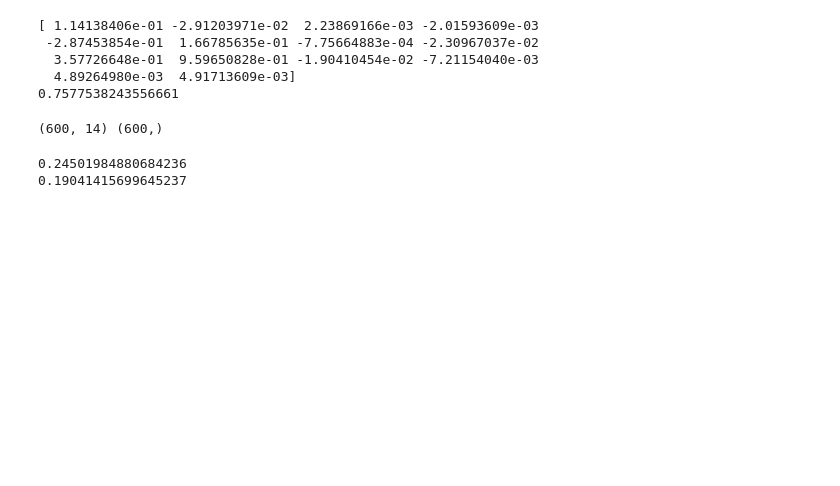
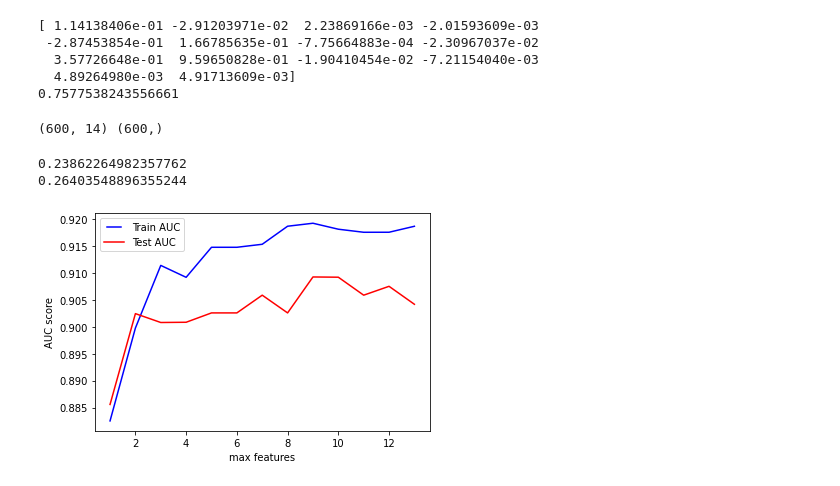
Before and after one commit to MyHorizonn/ML_pipes, a Jupyter notebook: pipes.ipynb, the cells around one changed output. Drawn from its saved outputs; the diff is of its cells as text; code cells hidden in the pictures; blank space fills up the shorter version.

Commit message:
add params for gradient boosting

```diff
--- a/pipes.ipynb
+++ b/pipes.ipynb
@@ -179,7 +182,7 @@ corr.style.background_gradient(cmap='coolwarm').set_precision(2)
 # %%
 X, y = pipes[new_clmns], pipes2['Target']
 
-X_test, y_test = pipes_for_lin_reg[new_clmns], pipes_for_lin_reg2['Target']
+X_train, X_test, y_train, y_test = train_test_split(X, y)
 # %%
 sns.violinplot(x='Аварийность', y='Год ввода в эксплуатацию', data=pipes);
 # %% [output]
@@ -255,8 +258,8 @@ print(X_test.shape, y_test.shape)
 # %% [output]
 (600, 14) (600,)
 # %%
-print(lr.score(X, y))
+print(lr.score(X_train, y_train))
 print(lr.score(X_test, y_test))
 # %% [output]
-0.24501984880684236
-0.19041415699645237
+0.23862264982357762
+0.26403548896355244
@@ -264,0 +266,25 @@ print(lr.score(X_test, y_test))
+# %%
+max_features = list(range(1, X.shape[1]))
+train_results = []
+test_results = []
+for max_feature in max_features:
+    model = GradientBoostingClassifier(max_features=max_feature)
+    model.fit(X, y)
+    train_pred = model.predict(X_train)
+    fp_rate, tp_rate, threshold = roc_curve(y_train, train_pred)
+    roc_auc = auc(fp_rate, tp_rate)
+    train_results.append(roc_auc)
+    y_pred = model.predict(X_test)
+    fp_rate, tp_rate, thresholds = roc_curve(y_test, y_pred)
+    roc_auc = auc(fp_rate, tp_rate)
+    test_results.append(roc_auc)
+
+line1, = plt.plot(max_features, train_results, 'b', label='Train AUC')
+line2, = plt.plot(max_features, test_results, 'r', label='Test AUC')
+plt.legend(handler_map={line1:HandlerLine2D(numpoints=2)})
+
+plt.ylabel('AUC score')
+plt.xlabel('max features')
+plt.show()
+# %% [output]
+[figure, added]
```
Also changed, not shown: parts of 11 cells of this notebook.
